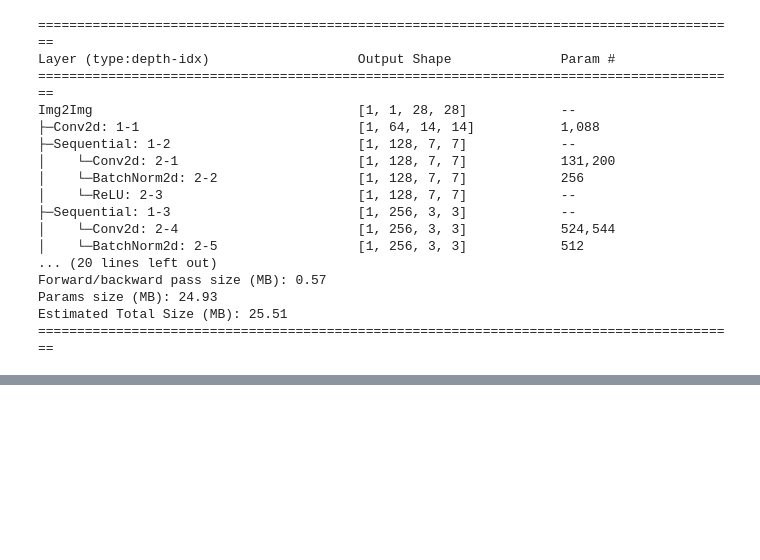
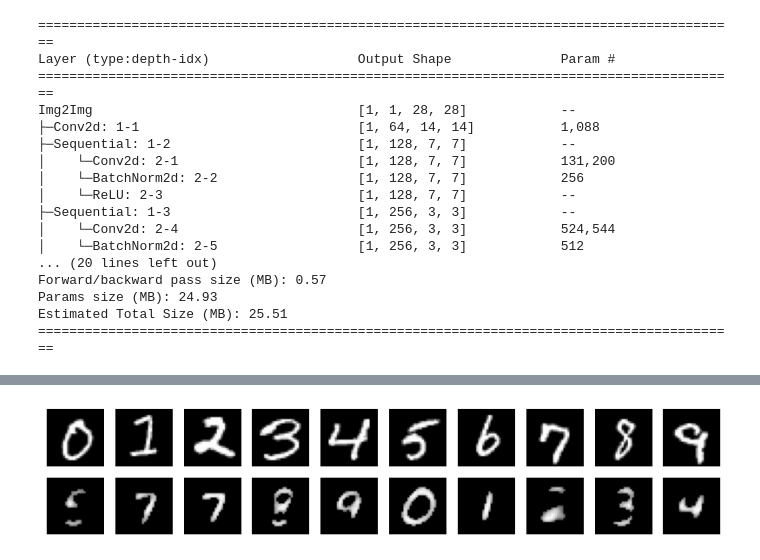
Before and after one commit to 91d906h4/MNIST-Img2Img, a Jupyter notebook: src/main.ipynb, the cells around one changed output, grey strips where cells are left out. Cells and saved outputs as stored; diff of their text form; code cells hidden in the pictures; blank space fills up the shorter version.

```diff
--- a/src/main.ipynb
+++ b/src/main.ipynb
@@ -160 +164,5 @@ Epoch: 25 | Loss: 0.10842793902098122
 ... (8 outputs left out)
+# %%
+trainer.test(test_num=10, postprocess=True, threshold=0.5)
+# %% [output]
+[figure, added]
```
Also changed, not shown: parts of 5 cells of this notebook.
